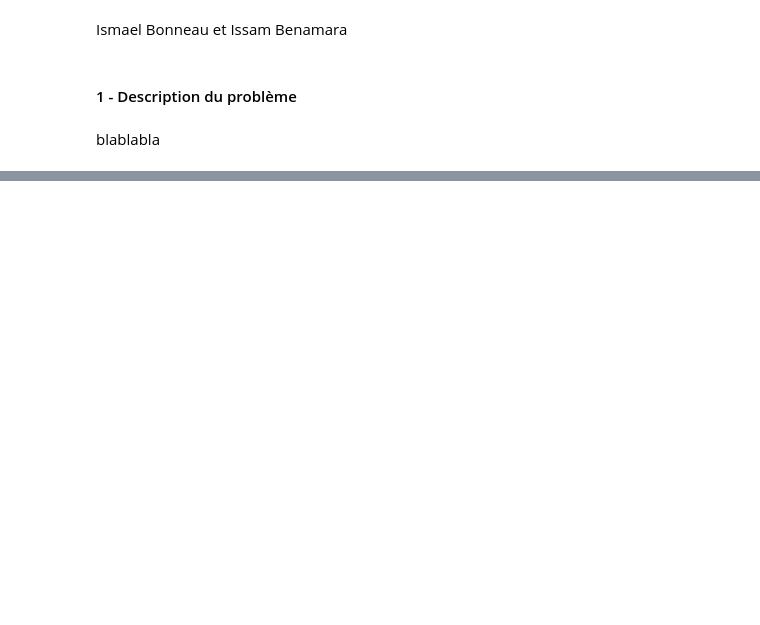
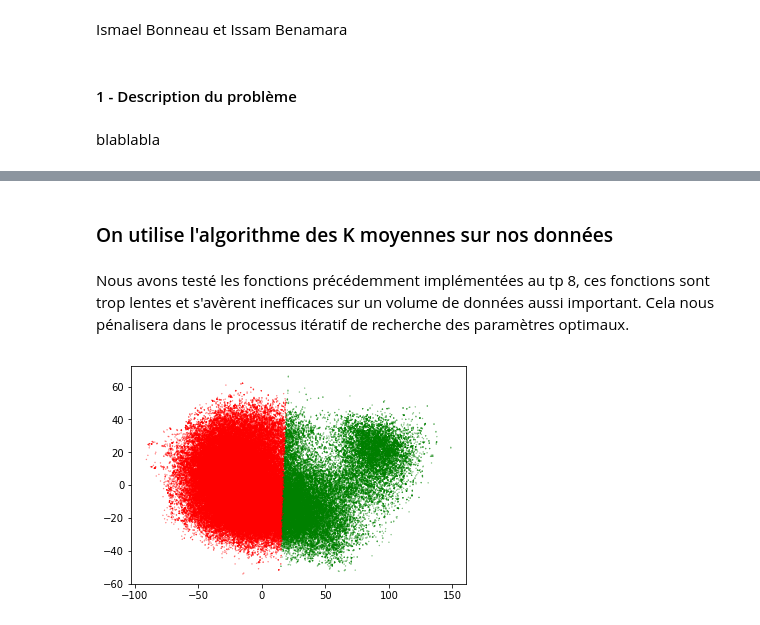
Before and after one commit to chubby47/kaggle_soccer, a Jupyter notebook: problematique_1.ipynb, the cells around one changed output, grey strips where cells are left out. Saved outputs shown, nothing was run; the diff lists cells and outputs as text; code cells hidden in the pictures; blank space fills up the shorter version.

```diff
--- a/problematique_1.ipynb
+++ b/problematique_1.ipynb
@@ -43,0 +56,12 @@ tables
+# %%
+#le df contient des string au format unicode
+def ChanceCreationPositioningClassToInt(value):
+    if value.encode('UTF-8') == 'Organised':
+        return 100
+    if value.encode('UTF-8') == 'Free Form':
+        return 1
+    return 0
+
+vfuncPositioningClass = np.vectorize(ChanceCreationPositioningClassToInt)
+teams["chanceCreationPositioningClass"] = vfuncCrossingClass(teams["chanceCreationPositioningClass"])
+teams["chanceCreationPositioningClass"]
@@ -43,0 +88,34 @@ tables
+# %% [markdown]
+### On utilise l'algorithme des K moyennes sur nos données
+# %%
+from sklearn.cluster import KMeans
+
+kmeans = KMeans(n_clusters=2, init="k-means++", n_init=10, max_iter=300, tol=0.0001).fit(teams)
+# %% [markdown]
+Nous avons testé les fonctions précédemment implémentées au tp 8, ces fonctions sont trop lentes et s'avèrent inefficaces sur un volume de données aussi important. Cela nous pénalisera dans le processus itératif de recherche des paramètres optimaux.
+# %%
+from sklearn.decomposition import PCA
+
+def visualiser_kmeans(df, kmeans):
+
+    pca = PCA(n_components=2).fit(df)
+    pca_2d = pca.transform(df)
+
+    clusters = pca.transform(kmeans.cluster_centers_)
+    colors = ['red','green','blue', 'grey', 'black', 'yellow', 'pink']
+    col = []
+    x = []
+    y = []
+
+    i = 0
+    for row in pca_2d:
+        x.append(row[0])
+        y.append(row[1])
+        col.append(colors[kmeans.labels_[i]])
+        i+=1
+    plt.scatter(x, y, c=col, s=0.1, alpha=0.7)
+    plt.show()
+
+visualiser_kmeans(joueurs, kmeans)
+# %% [output]
+[figure, added]
```
Also changed, not shown: parts of 11 cells of this notebook.
